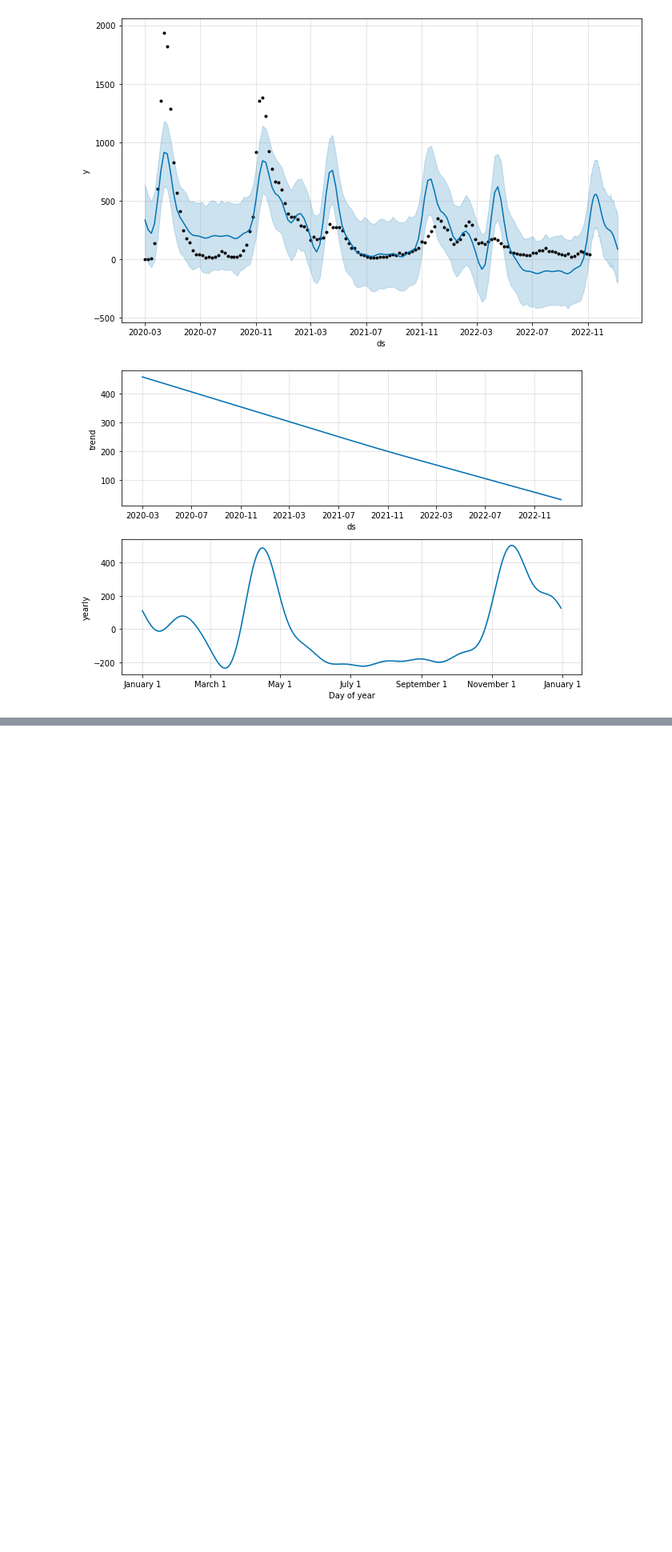
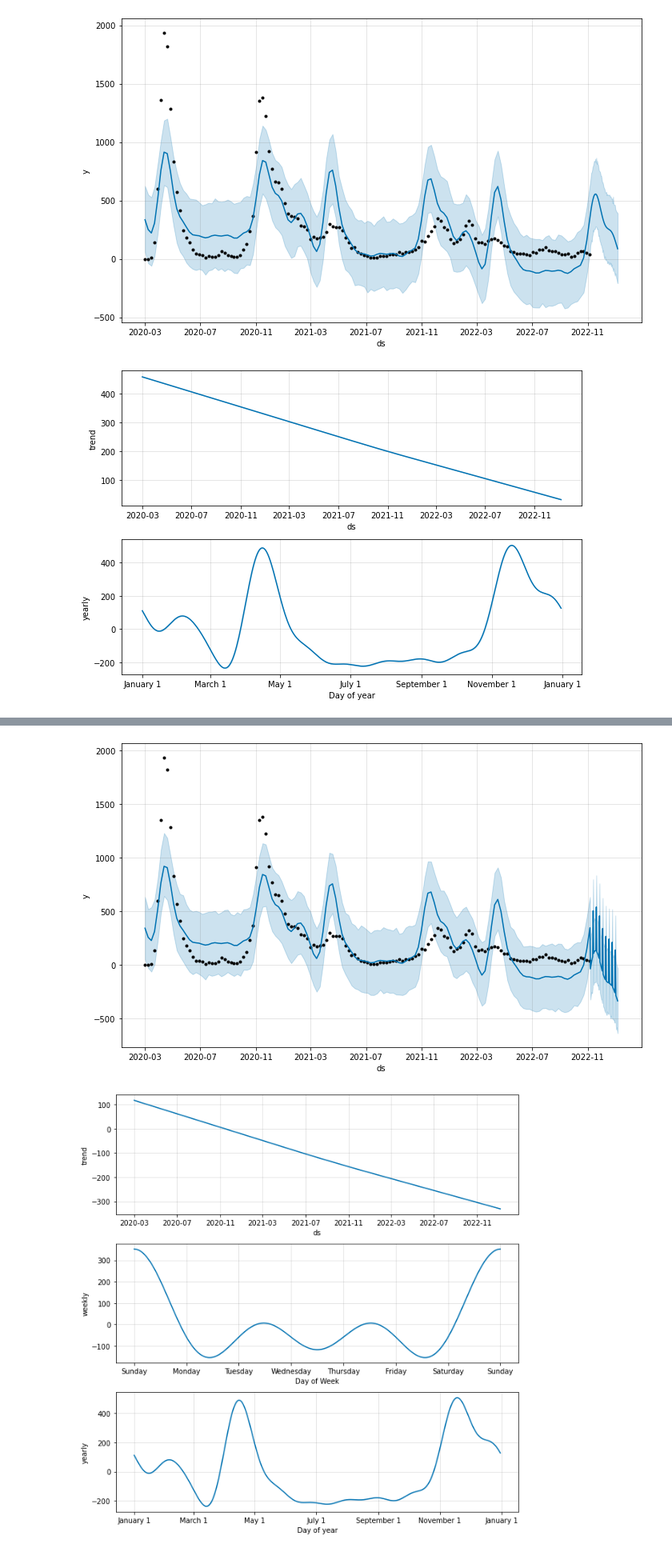
Before and after one commit to y-ginther/DS-Capstone, a Jupyter notebook: Prophet_c.ipynb, the cells around one changed output, grey strips where cells are left out. Shown at 80% size. Saved outputs shown, nothing was run; the diff lists cells and outputs as text; code cells hidden in the pictures; blank space fills up the shorter version.

Commit message:
completed all univariate prophet models

```diff
--- a/Prophet_c.ipynb
+++ b/Prophet_c.ipynb
@@ -99,0 +77,3 @@ metrics
+# %%
+model_season = Prophet(yearly_seasonality=True, weekly_seasonality=True)
+model_season.fit(belgium_train)
@@ -99,0 +84,9 @@ metrics
+# %%
+future_season = model_season.make_future_dataframe(periods=61)
+forecast_season = model_season.predict(future_season)
+model_season.plot(forecast_season);
+
+model_season.plot_components(forecast_season);
+# %% [output]
+[figure, added]
+[figure, added]
```
Also changed, not shown: parts of 89 cells of this notebook.
